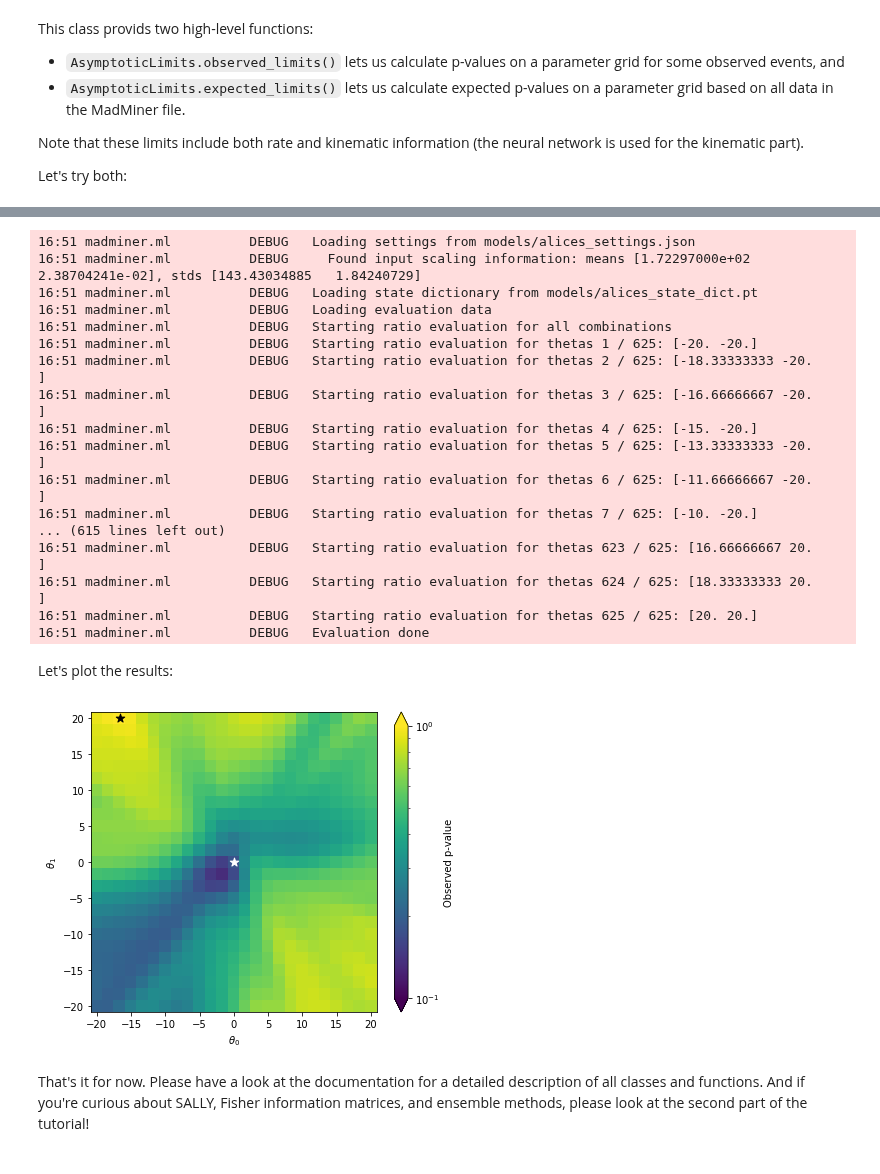
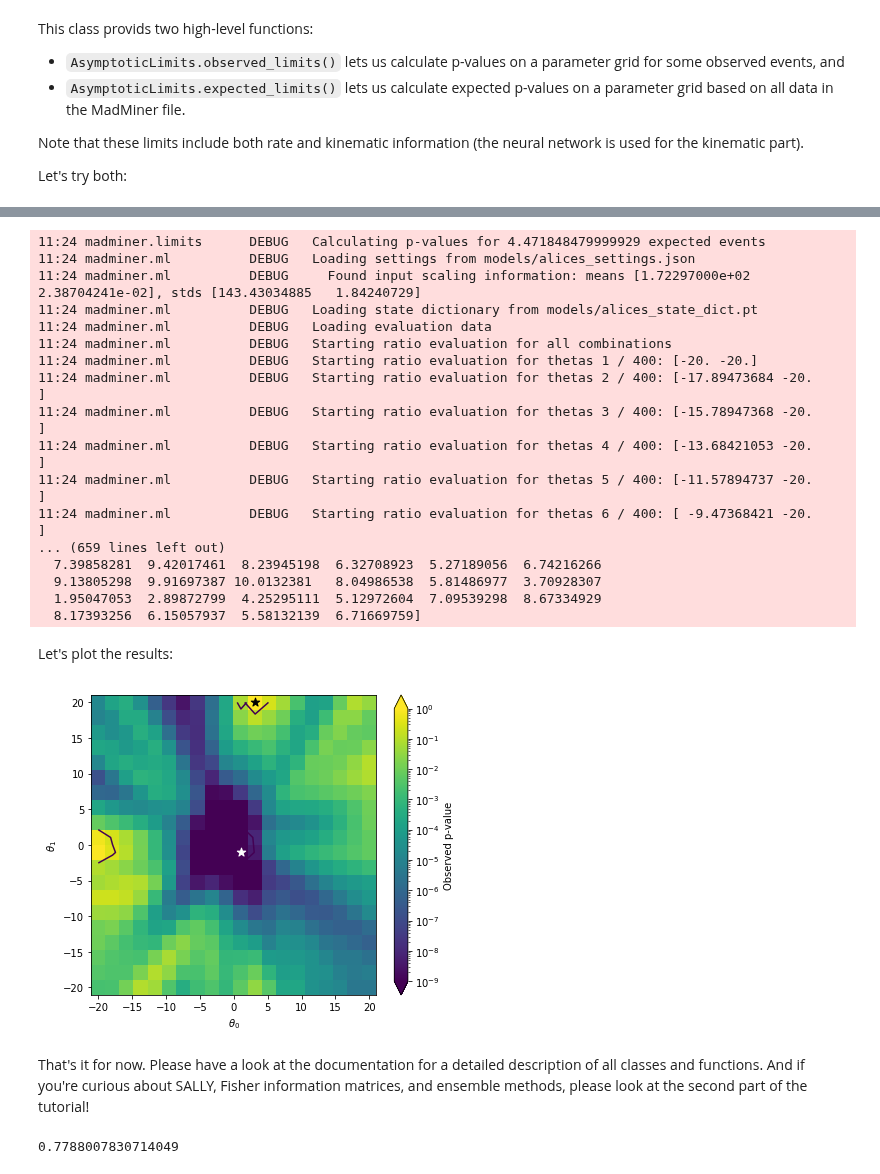
Before and after one commit to madminer-tool/madminer, a Jupyter notebook: examples/tutorial_parton_level/1_from_cards_to_likelihood_ratio.ipynb, the cells around one changed output, grey strips where cells are left out. Cells and saved outputs as stored; diff of their text form; code cells hidden in the pictures.

Commit message:
Fixed bug in kinematics limits

```diff
--- a/examples/tutorial_parton_level/1_from_cards_to_likelihood_ratio.ipynb
+++ b/examples/tutorial_parton_level/1_from_cards_to_likelihood_ratio.ipynb
@@ -584,13 +571,14 @@ x_observed, _ = sampler.extract_samples_test(
 # %%
 theta_min, theta_max = -20., 20.
-resolution = 25
+resolution = 20
 # %%
 _, p_values_observed, best_fit_observed = limits.observed_limits(
     x_observed=x_observed,
     theta_ranges=[(theta_min, theta_max), (theta_min, theta_max)],
+    mode="ml",
     model_file='models/alices',
     include_xsec=False,
     resolution=resolution,
-    luminosity=3000000.0,
+    luminosity=300000.0,
 )
 # %% [output]
@@ -618,26 +606,26 @@ theta_grid, p_values_expected, best_fit_expected = limits.expected_limits(
     model_file='models/alices',
     include_xsec=False,
     resolution=resolution,
-    luminosity=3000000.0
+    luminosity=300000.0
 )
 # %% [output]
-16:51 madminer.ml          DEBUG   Loading settings from models/alices_settings.json
-16:51 madminer.ml          DEBUG     Found input scaling information: means [1.72297000e+02 2.38704241e-02], stds [143.43034885   1.84240729]
-16:51 madminer.ml          DEBUG   Loading state dictionary from models/alices_state_dict.pt
-16:51 madminer.ml          DEBUG   Loading evaluation data
-16:51 madminer.ml          DEBUG   Starting ratio evaluation for all combinations
-16:51 madminer.ml          DEBUG   Starting ratio evaluation for thetas 1 / 625: [-20. -20.]
-16:51 madminer.ml          DEBUG   Starting ratio evaluation for thetas 2 / 625: [-18.33333333 -20.        ]
-16:51 madminer.ml          DEBUG   Starting ratio evaluation for thetas 3 / 625: [-16.66666667 -20.        ]
-16:51 madminer.ml          DEBUG   Starting ratio evaluation for thetas 4 / 625: [-15. -20.]
-16:51 madminer.ml          DEBUG   Starting ratio evaluation for thetas 5 / 625: [-13.33333333 -20.        ]
-16:51 madminer.ml          DEBUG   Starting ratio evaluation for thetas 6 / 625: [-11.66666667 -20.        ]
-16:51 madminer.ml          DEBUG   Starting ratio evaluation for thetas 7 / 625: [-10. -20.]
-... (615 lines left out)
-16:51 madminer.ml          DEBUG   Starting ratio evaluation for thetas 623 / 625: [16.66666667 20.        ]
-16:51 madminer.ml          DEBUG   Starting ratio evaluation for thetas 624 / 625: [18.33333333 20.        ]
-16:51 madminer.ml          DEBUG   Starting ratio evaluation for thetas 625 / 625: [20. 20.]
-16:51 madminer.ml          DEBUG   Evaluation done
+11:24 madminer.limits      DEBUG   Calculating p-values for 4.471848479999929 expected events
+11:24 madminer.ml          DEBUG   Loading settings from models/alices_settings.json
+11:24 madminer.ml          DEBUG     Found input scaling information: means [1.72297000e+02 2.38704241e-02], stds [143.43034885   1.84240729]
+11:24 madminer.ml          DEBUG   Loading state dictionary from models/alices_state_dict.pt
+11:24 madminer.ml          DEBUG   Loading evaluation data
+11:24 madminer.ml          DEBUG   Starting ratio evaluation for all combinations
+11:24 madminer.ml          DEBUG   Starting ratio evaluation for thetas 1 / 400: [-20. -20.]
+11:24 madminer.ml          DEBUG   Starting ratio evaluation for thetas 2 / 400: [-17.89473684 -20.        ]
+11:24 madminer.ml          DEBUG   Starting ratio evaluation for thetas 3 / 400: [-15.78947368 -20.        ]
+11:24 madminer.ml          DEBUG   Starting ratio evaluation for thetas 4 / 400: [-13.68421053 -20.        ]
+11:24 madminer.ml          DEBUG   Starting ratio evaluation for thetas 5 / 400: [-11.57894737 -20.        ]
+11:24 madminer.ml          DEBUG   Starting ratio evaluation for thetas 6 / 400: [ -9.47368421 -20.        ]
+... (659 lines left out)
+  7.39858281  9.42017461  8.23945198  6.32708923  5.27189056  6.74216266
+  9.13805298  9.91697387 10.0132381   8.04986538  5.81486977  3.70928307
+  1.95047053  2.89872799  4.25295111  5.12972604  7.09539298  8.67334929
+  8.17393256  6.15057937  5.58132139  6.71669759]
 # %% [markdown]
 Let's plot the results:
 # %%
@@ -648,40 +636,40 @@ centers = np.linspace(theta_min, theta_max, resolution)
 fig = plt.figure(figsize=(6,5))
 ax = plt.gca()
 
-cmin, cmax = 0.1, 1.
+cmin, cmax = 1.e-9, 1.
 
 pcm = ax.pcolormesh(
     edges, edges, p_values_observed.reshape((resolution, resolution)),
     norm=matplotlib.colors.LogNorm(vmin=cmin, vmax=cmax),
     cmap='viridis'
 )
 cbar = fig.colorbar(pcm, ax=ax, extend='both')
 plt.contour(
     centers, centers, p_values_expected.reshape((resolution, resolution)),
-    levels=[0.05],
+    levels=[0.32],
     ls='-', color='white'
 )
 plt.contour(
     centers, centers, p_values_observed.reshape((resolution, resolution)),
-    levels=[0.05],
+    levels=[0.32],
     ls='-', color='black'
 )
 plt.scatter(
     theta_grid[best_fit_expected][0], theta_grid[best_fit_expected][1],
     s=80., color='white', marker='*'
 )
 plt.scatter(
     theta_grid[best_fit_observed][0], theta_grid[best_fit_observed][1],
     s=80., color='black', marker='*'
 )
 
 plt.xlabel(r'$\theta_0$')
 plt.ylabel(r'$\theta_1$')
 cbar.set_label('Observed p-value')
 
 plt.tight_layout()
 plt.show()
 # %% [output]
-[figure, old version]
+[figure, new version]
 # %% [markdown]
 That's it for now. Please have a look at the documentation for a detailed description of all classes and functions. And if you're curious about SALLY, Fisher information matrices, and ensemble methods, please look at the second part of the tutorial!
@@ -687,0 +681,4 @@ That's it for now. Please have a look at the documentation for a detailed descri
+# %%
+asymptotic_p_value(0.5)
+# %% [output]
+0.7788007830714049
```
Also changed, not shown: parts of 6 cells of this notebook, 1 other file.
